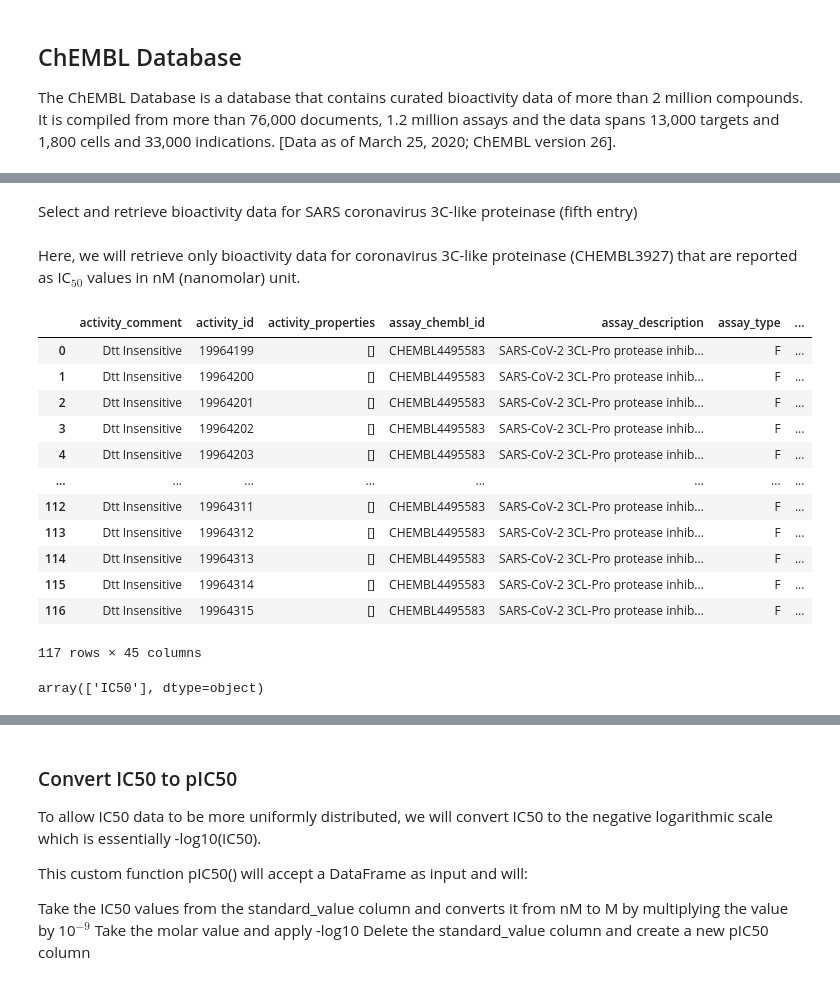
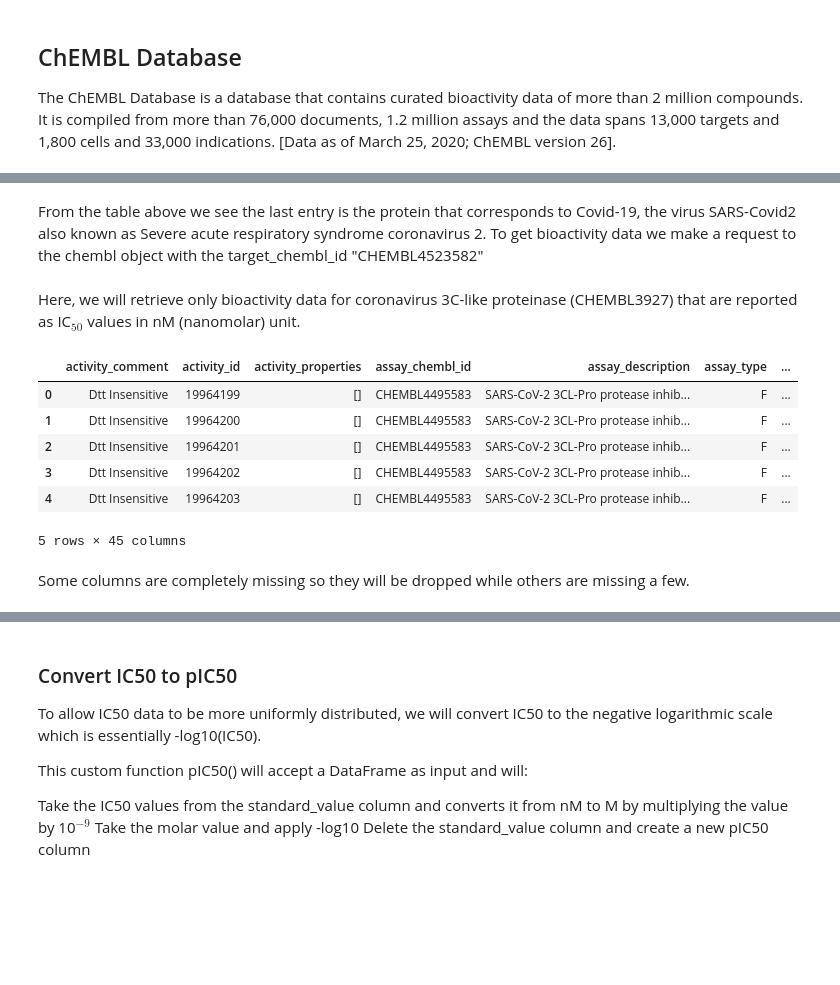
Before and after one commit to ksooklall/CUNY-SPS-Masters-DS, a Jupyter notebook: DATA_602/Drug Discovery.ipynb, the cells around one changed output, grey strips where cells are left out. Cells and saved outputs as stored; diff of their text form; code cells hidden in the pictures; blank space fills up the shorter version.

```diff
--- a/DATA_602/Drug Discovery.ipynb
+++ b/DATA_602/Drug Discovery.ipynb
@@ -20,5 +24,3 @@ targets
 | 5 | [] | Middle East respiratory syndrome-... | Middle East respiratory syndrome-... | 9.0 | False | CHEMBL4296578 | ... |
 | 6 | [{'xref_id': 'P0C6X7', 'xref_name... | SARS coronavirus | Replicase polyprotein 1ab | 4.0 | False | CHEMBL5118 | ... |
 | 7 | [] | Severe acute respiratory syndrome... | Replicase polyprotein 1ab | 4.0 | False | CHEMBL4523582 | ... |
-# %% [markdown]
-Select and retrieve bioactivity data for SARS coronavirus 3C-like proteinase (fifth entry)
@@ -28,26 +27,21 @@ selected_target = 'CHEMBL4523582'
+# %% [markdown]
+From the table above we see the last entry is the protein that corresponds to Covid-19, the virus SARS-Covid2 also known as Severe acute respiratory syndrome coronavirus 2. To get bioactivity data we make a request to the chembl object with the target_chembl_id "CHEMBL4523582"
 # %% [markdown]
 Here, we will retrieve only bioactivity data for coronavirus 3C-like proteinase (CHEMBL3927) that are reported as IC$_{50}$ values in nM (nanomolar) unit.
 # %%
+target_chembl_id = 'CHEMBL4523582'
 activity = new_client.activity
-res = activity.filter(target_chembl_id=selected_target).filter(standard_type="IC50")
-df = pd.DataFrame(res)
+res = activity.filter(target_chembl_id=target_chembl_id).filter(standard_type="IC50")
 # %%
-df
+df = pd.DataFrame(res)
+df.head()
 # %% [output]
 |  | activity_comment | activity_id | activity_properties | assay_chembl_id | assay_description | assay_type | ... |
 | 0 | Dtt Insensitive | 19964199 | [] | CHEMBL4495583 | SARS-CoV-2 3CL-Pro protease inhib... | F | ... |
 | 1 | Dtt Insensitive | 19964200 | [] | CHEMBL4495583 | SARS-CoV-2 3CL-Pro protease inhib... | F | ... |
 | 2 | Dtt Insensitive | 19964201 | [] | CHEMBL4495583 | SARS-CoV-2 3CL-Pro protease inhib... | F | ... |
 | 3 | Dtt Insensitive | 19964202 | [] | CHEMBL4495583 | SARS-CoV-2 3CL-Pro protease inhib... | F | ... |
 | 4 | Dtt Insensitive | 19964203 | [] | CHEMBL4495583 | SARS-CoV-2 3CL-Pro protease inhib... | F | ... |
-| ... | ... | ... | ... | ... | ... | ... | ... |
-| 112 | Dtt Insensitive | 19964311 | [] | CHEMBL4495583 | SARS-CoV-2 3CL-Pro protease inhib... | F | ... |
-| 113 | Dtt Insensitive | 19964312 | [] | CHEMBL4495583 | SARS-CoV-2 3CL-Pro protease inhib... | F | ... |
-| 114 | Dtt Insensitive | 19964313 | [] | CHEMBL4495583 | SARS-CoV-2 3CL-Pro protease inhib... | F | ... |
-| 115 | Dtt Insensitive | 19964314 | [] | CHEMBL4495583 | SARS-CoV-2 3CL-Pro protease inhib... | F | ... |
-| 116 | Dtt Insensitive | 19964315 | [] | CHEMBL4495583 | SARS-CoV-2 3CL-Pro protease inhib... | F | ... |
-117 rows × 45 columns
+5 rows × 45 columns
-# %%
-df['standard_type'].unique()
-# %% [output]
-array(['IC50'], dtype=object)
+# %% [markdown]
+Some columns are completely missing so they will be dropped while others are missing a few.
```
Also changed, not shown: parts of 65 cells of this notebook, 1 other file.
